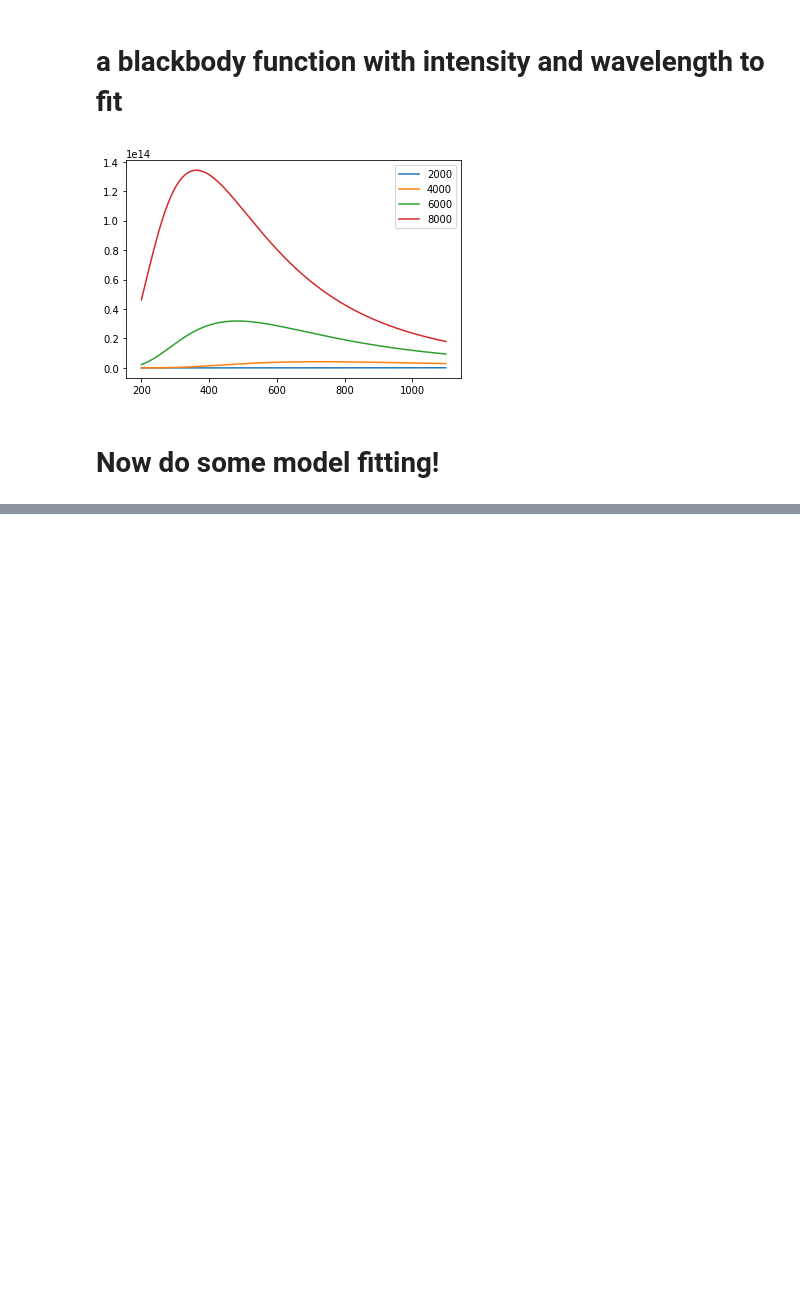
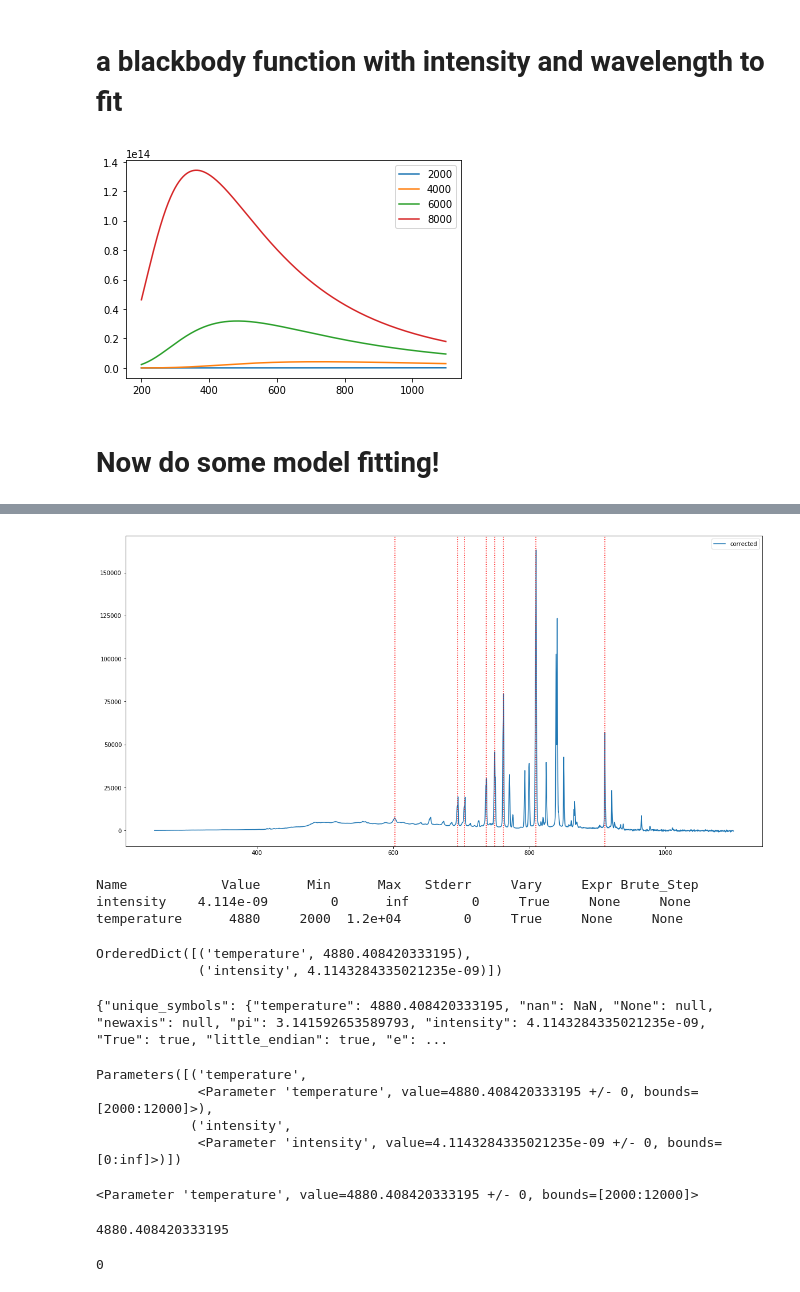
Before and after one commit to piovere/zeTorch, a Jupyter notebook: Black body peak fitting.ipynb, the cells around one changed output, grey strips where cells are left out. Cells and saved outputs as stored; diff of their text form; code cells hidden in the pictures; blank space fills up the shorter version.

```diff
--- a/Black body peak fitting.ipynb
+++ b/Black body peak fitting.ipynb
@@ -326,0 +389,41 @@ bbmodel.independent_vars
+# %%
+pddata.plot(y='corrected', figsize=(20,10))
+for l in improved_peaks:
+    plt.axvline(x=l, linestyle='dotted', color='red')
+plt.show()
+# %% [output]
+[figure, added]
+# %%
+result.params.pretty_print()
+# %% [output]
+Name            Value      Min      Max   Stderr     Vary     Expr Brute_Step
+intensity    4.114e-09        0      inf        0     True     None     None
+temperature      4880     2000  1.2e+04        0     True     None     None
+# %%
+result.params.valuesdict()
+# %% [output]
+OrderedDict([('temperature', 4880.408420333195),
+             ('intensity', 4.1143284335021235e-09)])
+# %%
+print(result.params.dumps())
+# %% [output]
+{"unique_symbols": {"temperature": 4880.408420333195, "nan": NaN, "None": null, "newaxis": null, "pi": 3.141592653589793, "intensity": 4.1143284335021235e-09, "True": true, "little_endian": true, "e": ...
+# %%
+result.params
+# %% [output]
+Parameters([('temperature',
+             <Parameter 'temperature', value=4880.408420333195 +/- 0, bounds=[2000:12000]>),
+            ('intensity',
+             <Parameter 'intensity', value=4.1143284335021235e-09 +/- 0, bounds=[0:inf]>)])
+# %%
+result.params['temperature']
+# %% [output]
+<Parameter 'temperature', value=4880.408420333195 +/- 0, bounds=[2000:12000]>
+# %%
+result.params['temperature'].value
+# %% [output]
+4880.408420333195
+# %%
+result.params['temperature'].stderr
+# %% [output]
+0
```
Also changed, not shown: parts of 30 cells of this notebook.
